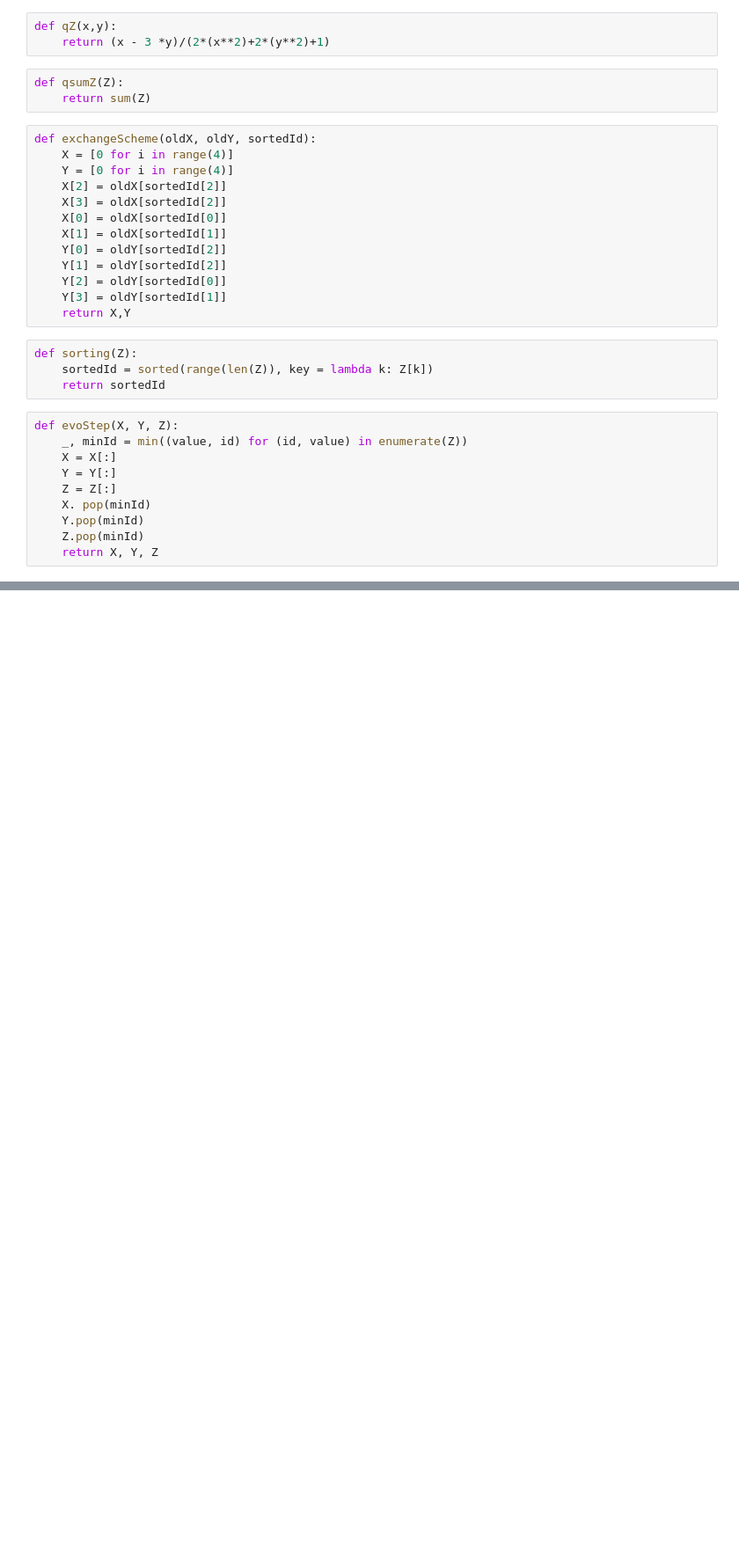
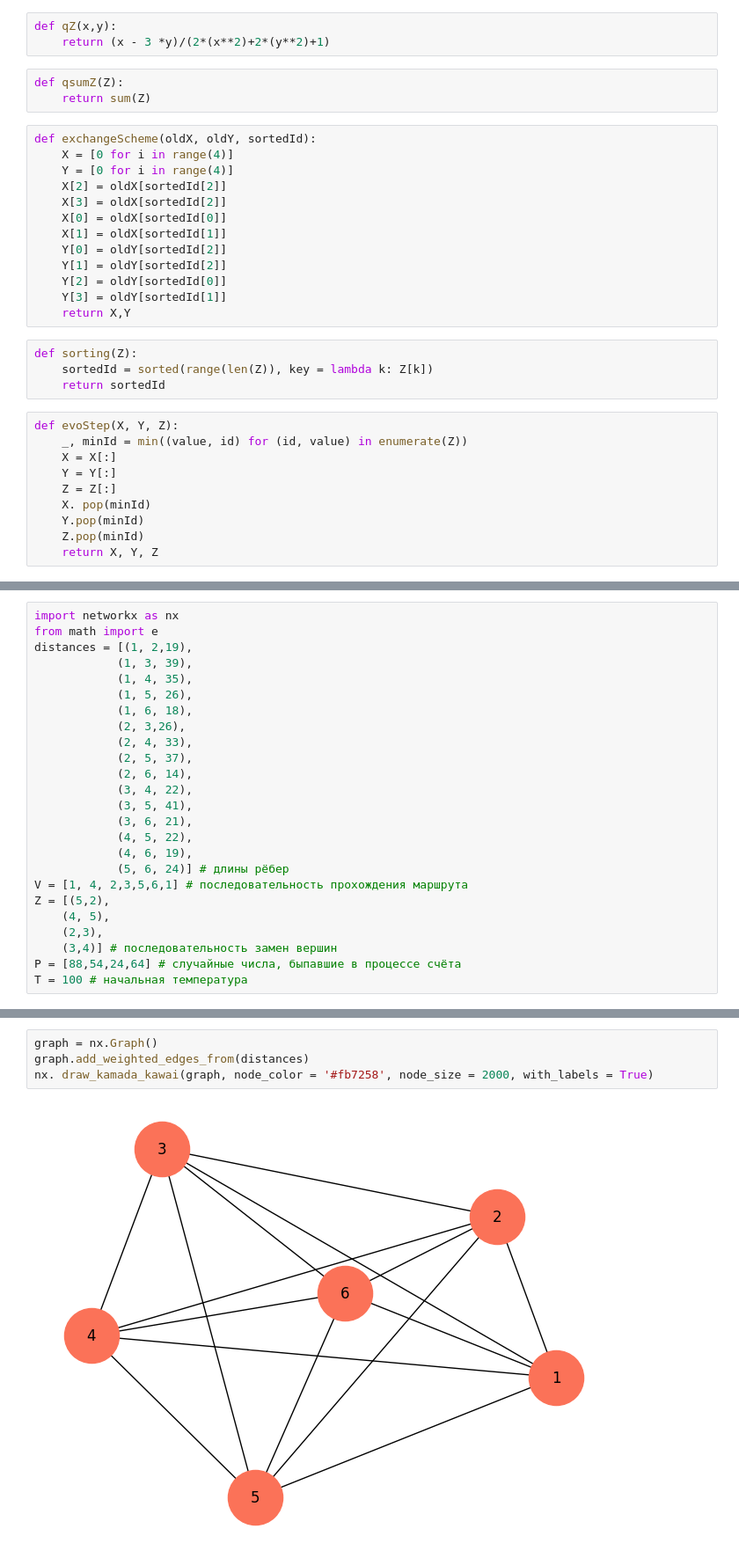
Before and after one commit to smurfac4/FUCKING-SHIT, a Jupyter notebook: ии/6/6.ipynb, the cells around one changed output, grey strips where cells are left out. Shown: that part at 88% size. Drawn from its saved outputs; the diff is of its cells as text; blank space fills up the shorter version.

```diff
--- a/ии/6/6.ipynb
+++ b/ии/6/6.ipynb
@@ -57,0 +62,25 @@ IndexError: list index out of range
+# %%
+import networkx as nx
+from math import e
+distances = [(1, 2,19),
+            (1, 3, 39),
+            (1, 4, 35),
+            (1, 5, 26),
+            (1, 6, 18),
+            (2, 3,26),
+            (2, 4, 33),
+            (2, 5, 37),
+            (2, 6, 14),
+            (3, 4, 22),
+            (3, 5, 41),
+            (3, 6, 21),
+            (4, 5, 22),
+            (4, 6, 19),
+            (5, 6, 24)] # длины рёбер
+V = [1, 4, 2,3,5,6,1] # последовательность прохождения маршрута
+Z = [(5,2),
+    (4, 5),
+    (2,3),
+    (3,4)] # последовательность замен вершин
+P = [88,54,24,64] # случайные числа, быпавшие в процессе счёта
+T = 100 # начальная температура
@@ -57,0 +101,6 @@ IndexError: list index out of range
+# %%
+graph = nx.Graph()
+graph.add_weighted_edges_from(distances)
+nx. draw_kamada_kawai(graph, node_color = '#fb7258', node_size = 2000, with_labels = True)
+# %% [output]
+[figure, added]
```
Also changed, not shown: parts of 7 cells of this notebook, 1 other file.
